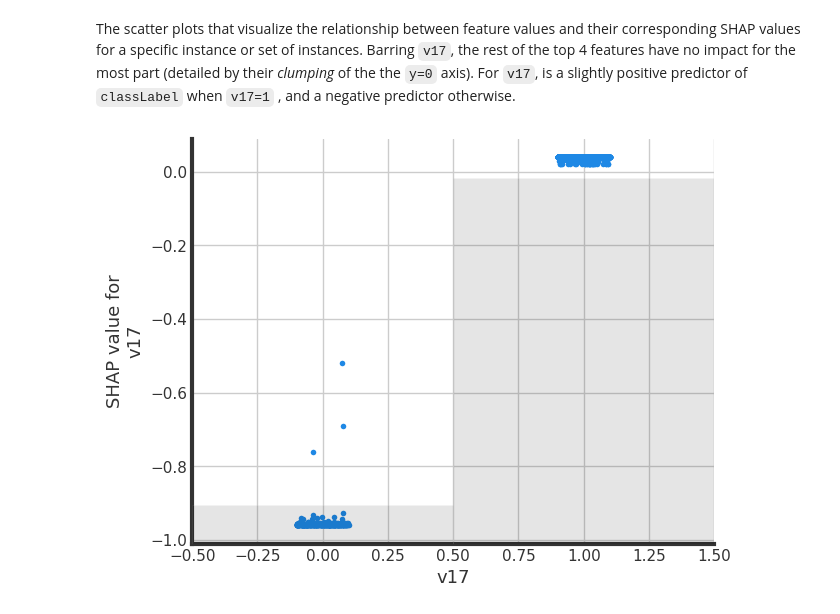
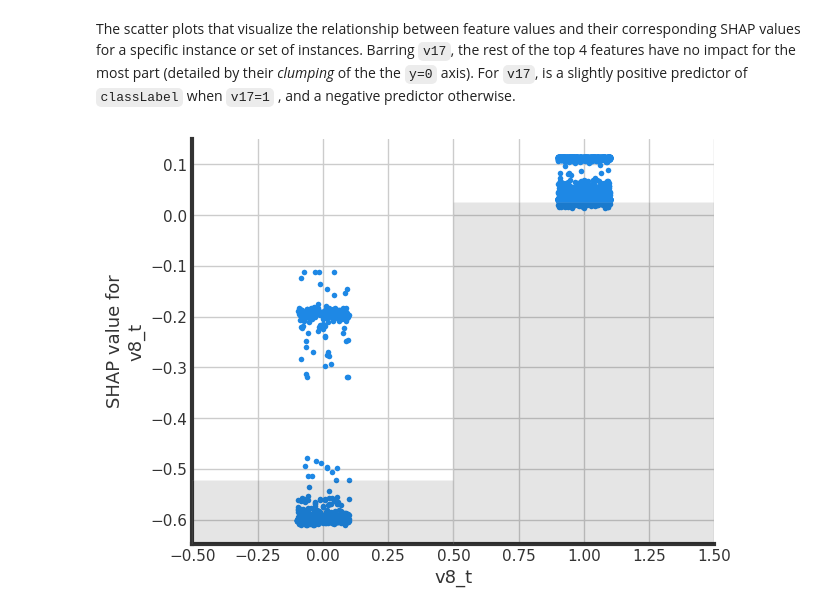
Before and after one commit to wanadzhar913/classification-ml-with-shap, a Jupyter notebook: notebooks/3_Model_Building.ipynb, the cells around one changed output. Cells and saved outputs as stored; diff of their text form; code cells hidden in the pictures.

```diff
--- a/notebooks/3_Model_Building.ipynb
+++ b/notebooks/3_Model_Building.ipynb
@@ -38,4 +38,4 @@ df_train.head(3)
 # %%
-df_val = pd.read_csv("../data/processed_validation.csv")
+df_val = pd.read_csv("../data/processed_validation_nov17.csv")
 df_val.head(3)
 # %% [output]
@@ -108,7 +108,7 @@ stratified_kfold = StratifiedKFold(
     random_state=42
 )
 # %%
-pipeline = imbpipeline(steps = [['classifier', LogisticRegression(random_state=42, max_iter=3000)]])
+pipeline = imbpipeline(steps = [['classifier', LogisticRegression(random_state=42, max_iter=4000)]])
 
 param_grid = {
     'classifier__penalty': ['l1','l2'],
@@ -179,13 +179,13 @@ Future explorations can benefit by specifying different SMOTE/RandomUnderSamplin
 smote = SMOTE(random_state=11, sampling_strategy=0.2)
 random_undersampler = RandomUnderSampler(
     random_state=11,
-    sampling_strategy=0.50
+    sampling_strategy=0.60
 )
 # %%
 pipeline2 = imbpipeline(steps = [
     ['smote', smote],
     ['random_undersampling', random_undersampler],
-    ['classifier', LogisticRegression(random_state=42,max_iter=3000)],
+    ['classifier', LogisticRegression(random_state=42,max_iter=4500)],
 ])
 
 param_grid2 = {
@@ -296,6 +296,6 @@ shap.plots.waterfall(shap_values[1])
 
 The scatter plots that visualize the relationship between feature values and their corresponding SHAP values for a specific instance or set of instances. Barring `v17`, the rest of the top 4 features have no impact for the most part (detailed by their *clumping* of the the `y=0` axis). For `v17`, is a slightly positive predictor of `classLabel` when `v17=1` , and a negative predictor otherwise.
 # %%
-shap.plots.scatter(shap_values[:,"v17"])
+shap.plots.scatter(shap_values[:,"v8_t"])
 # %% [output]
-[figure, old version]
+[figure, new version]
```
Also changed, not shown: parts of 20 cells of this notebook, 6 other files.
